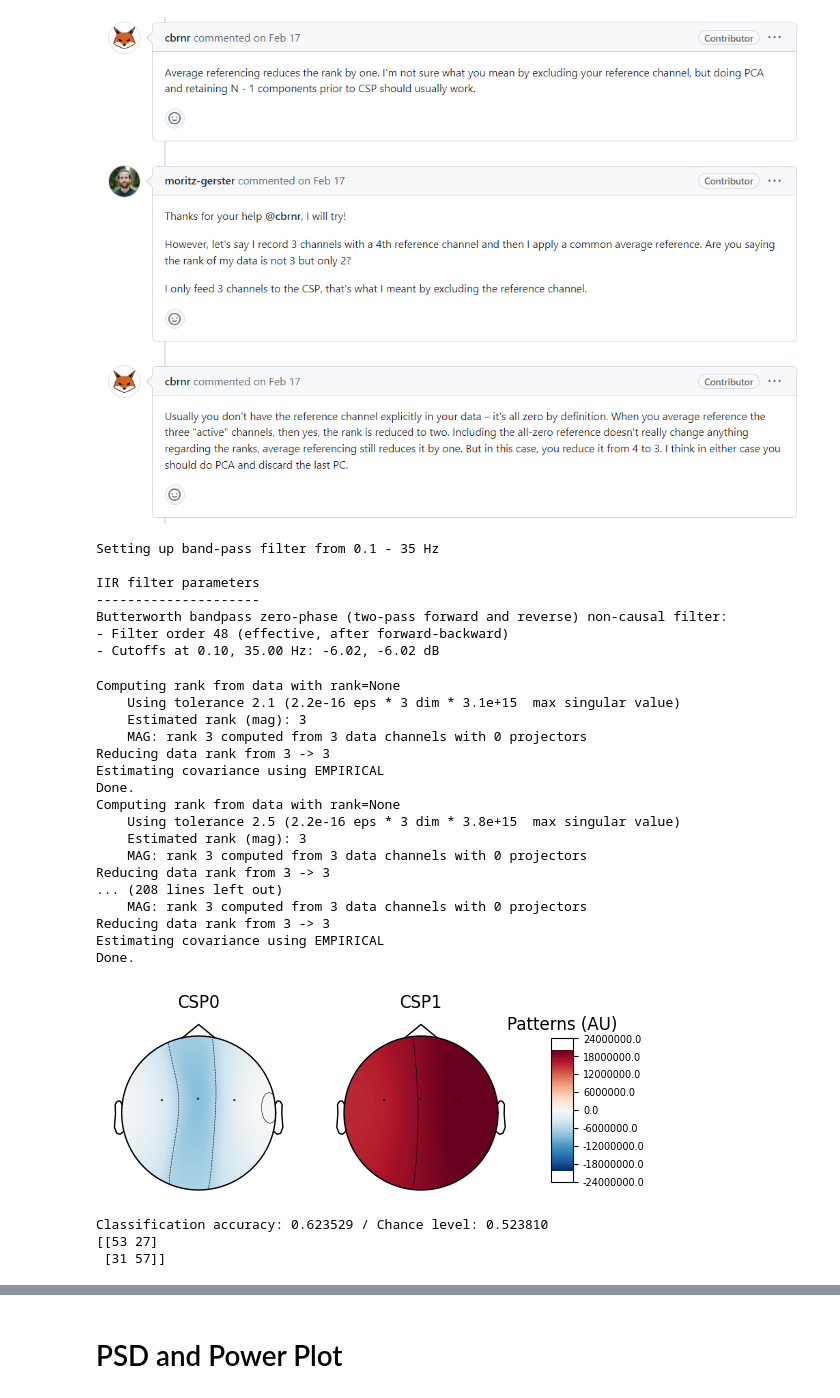
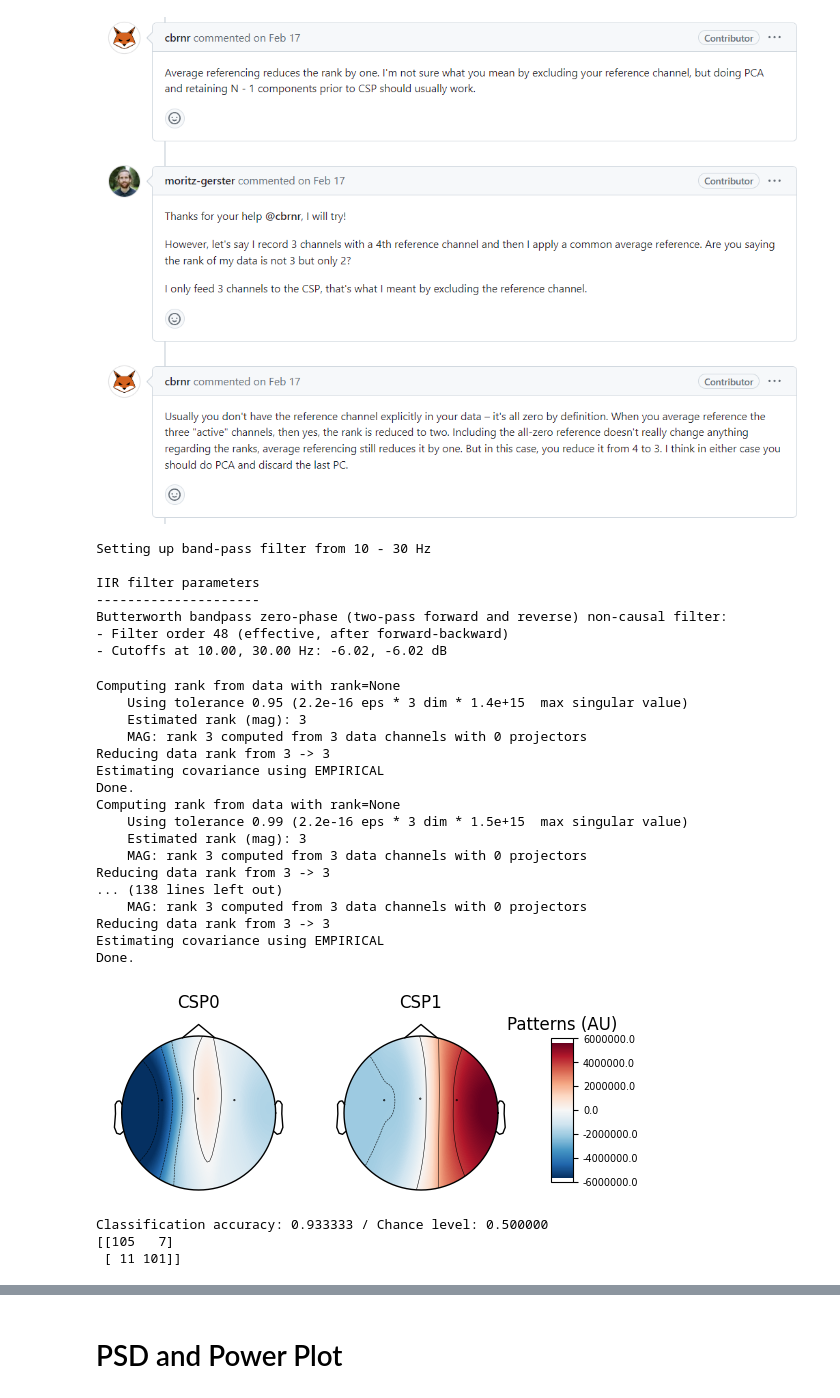
Before and after one commit to pipogood/Senior_Thesis, a Jupyter notebook: BCI_competition._preprocess.ipynb, the cells around one changed output, grey strips where cells are left out. Cells and saved outputs as stored; diff of their text form; code cells hidden in the pictures.

```diff
--- a/BCI_competition._preprocess.ipynb
+++ b/BCI_competition._preprocess.ipynb
@@ -5,7 +5,7 @@ from mne.datasets import eegbci
 from mne.channels import make_standard_montage
 from scipy.io import loadmat
 # %%
-mat_data = loadmat('D:\BCI_100Hz\data_set_IVa_aa')
+mat_data = loadmat('D:\BCI_competitionIII\BCI_100Hz\S2_data_set')
 # %%
 channels = []
 for i in range(0,118):
@@ -353,24 +341,24 @@ Image('csp_problem.png')
 # %% [output]
 [figure]
 # %%
-CSP_epochs = epochs.copy().filter(l_freq=0.1, h_freq=35.0, method = 'iir', iir_params= {"order": 12, "ftype":'butter'})
+CSP_epochs = epochs.copy().filter(l_freq=10, h_freq=30.0, method = 'iir', iir_params= {"order": 12, "ftype":'butter'})
 # CSP_epochs = CSP_epochs.copy().set_eeg_reference(ref_channels="average")
 CSP_train = CSP_epochs['Right','Foot'].crop(tmin=0.0, tmax=3.5)
 labels = CSP_train.events[:, -1]
 # %% [output]
-Setting up band-pass filter from 0.1 - 35 Hz
+Setting up band-pass filter from 10 - 30 Hz
 
 IIR filter parameters
 ---------------------
 Butterworth bandpass zero-phase (two-pass forward and reverse) non-causal filter:
 - Filter order 48 (effective, after forward-backward)
-- Cutoffs at 0.10, 35.00 Hz: -6.02, -6.02 dB
+- Cutoffs at 10.00, 30.00 Hz: -6.02, -6.02 dB
 # %%
 # Define a monte-carlo cross-validation generator (reduce variance):
 scores = []
 CSP_epochs_data = CSP_epochs['Right','Foot'].get_data()
 CSP_epochs_data_train = CSP_train.get_data()
-cv = ShuffleSplit(10, test_size=0.2, random_state=42)
+cv = ShuffleSplit(5, test_size=0.2, random_state=42)
 cv_split = cv.split(CSP_epochs_data_train)
 
 # Assemble a classifier
@@ -384,40 +372,40 @@ CSP_predicted = cross_val_predict(clf, CSP_epochs_data_train, labels, cv=5)
 # Printing the results
 class_balance = np.mean(labels == labels[0])
 class_balance = max(class_balance, 1.0 - class_balance)
 
 # plot CSP patterns estimated on full data for visualization
 CSP_coff = csp.fit_transform(CSP_epochs_data, labels)
 
 csp.plot_patterns(CSP_epochs.info, ch_type="eeg", units="Patterns (AU)", size=1.5)
 
 print(
     "Classification accuracy: %f / Chance level: %f" % (np.mean(scores), class_balance)
 )
 
 conf_matrix = confusion_matrix(labels, CSP_predicted)
 print(conf_matrix)
 # %% [output]
 Computing rank from data with rank=None
-    Using tolerance 2.1 (2.2e-16 eps * 3 dim * 3.1e+15  max singular value)
+    Using tolerance 0.95 (2.2e-16 eps * 3 dim * 1.4e+15  max singular value)
     Estimated rank (mag): 3
     MAG: rank 3 computed from 3 data channels with 0 projectors
 Reducing data rank from 3 -> 3
 Estimating covariance using EMPIRICAL
 Done.
 Computing rank from data with rank=None
-    Using tolerance 2.5 (2.2e-16 eps * 3 dim * 3.8e+15  max singular value)
+    Using tolerance 0.99 (2.2e-16 eps * 3 dim * 1.5e+15  max singular value)
     Estimated rank (mag): 3
     MAG: rank 3 computed from 3 data channels with 0 projectors
 Reducing data rank from 3 -> 3
-... (208 lines left out)
+... (138 lines left out)
     MAG: rank 3 computed from 3 data channels with 0 projectors
 Reducing data rank from 3 -> 3
 Estimating covariance using EMPIRICAL
 Done.
-[figure, old version]
+[figure, new version]
-Classification accuracy: 0.623529 / Chance level: 0.523810
-[[53 27]
- [31 57]]
+Classification accuracy: 0.933333 / Chance level: 0.500000
+[[105   7]
+ [ 11 101]]
 # %%
 np.shape(CSP_train['Right','Foot'].get_data())
 # %% [output]
```
Also changed, not shown: parts of 14 cells of this notebook, 2 other files.
